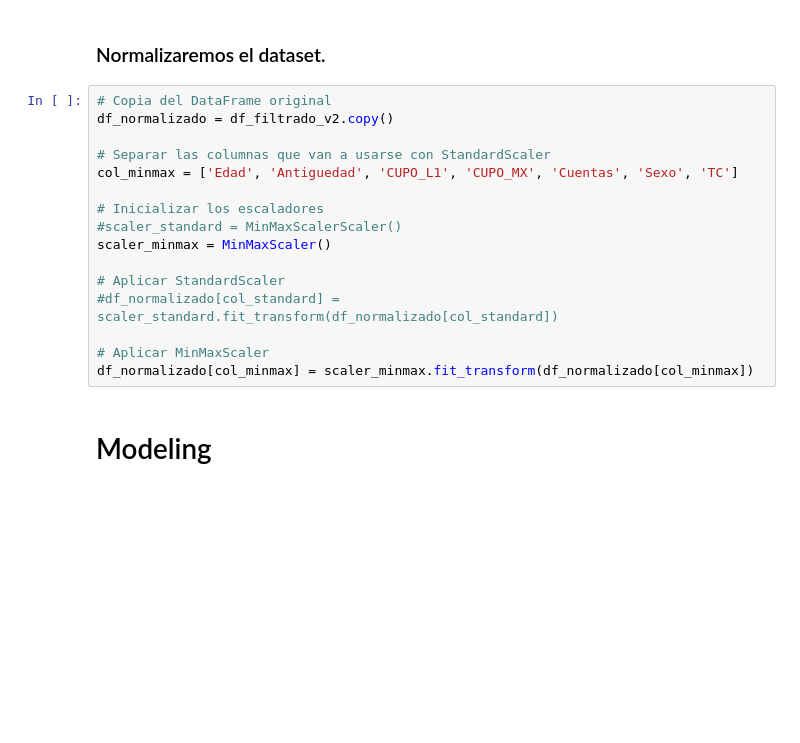
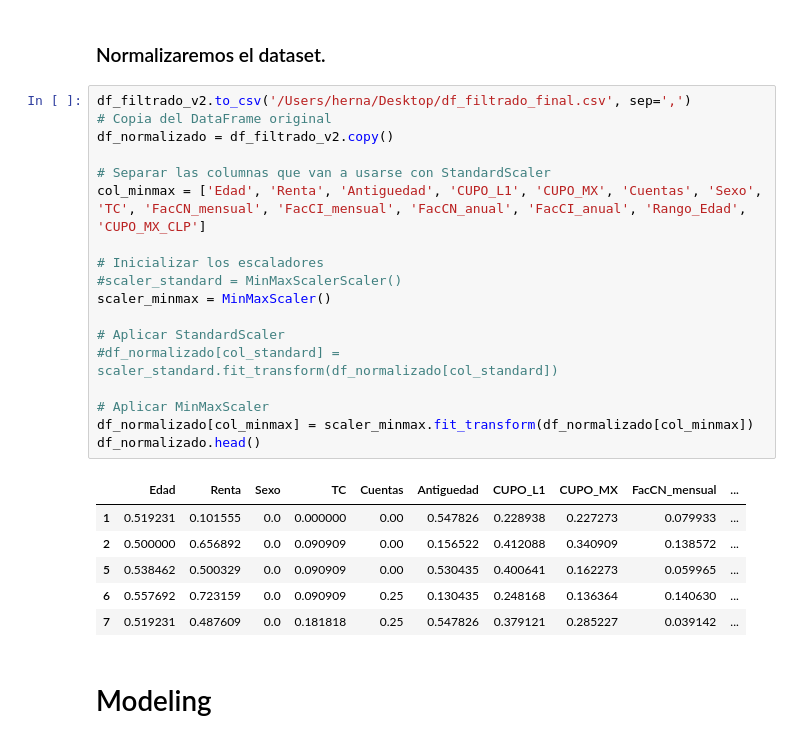
Before and after one commit to Adamiyevsty/MachineLearning, a Jupyter notebook: EV1 - Machine Learning.ipynb, the cells around one changed output. Saved outputs shown, nothing was run; the diff lists cells and outputs as text; blank space fills up the shorter version.

```diff
--- a/EV1 - Machine Learning.ipynb
+++ b/EV1 - Machine Learning.ipynb
@@ -943,21 +1718,30 @@ df_filtrado_v2.info()
 # %% [markdown]
 ### Normalizaremos el dataset.
 # %%
+df_filtrado_v2.to_csv('/Users/herna/Desktop/df_filtrado_final.csv', sep=',')
 # Copia del DataFrame original
 df_normalizado = df_filtrado_v2.copy()
 
 # Separar las columnas que van a usarse con StandardScaler
-col_minmax = ['Edad', 'Antiguedad', 'CUPO_L1', 'CUPO_MX', 'Cuentas', 'Sexo', 'TC']
+col_minmax = ['Edad', 'Renta', 'Antiguedad', 'CUPO_L1', 'CUPO_MX', 'Cuentas', 'Sexo', 'TC', 'FacCN_mensual', 'FacCI_mensual', 'FacCN_anual', 'FacCI_anual', 'Rango_Edad', 'CUPO_MX_CLP']
 
 # Inicializar los escaladores
 #scaler_standard = MinMaxScalerScaler()
 scaler_minmax = MinMaxScaler()
 
 # Aplicar StandardScaler
 #df_normalizado[col_standard] = scaler_standard.fit_transform(df_normalizado[col_standard])
 
 # Aplicar MinMaxScaler
 df_normalizado[col_minmax] = scaler_minmax.fit_transform(df_normalizado[col_minmax])
+df_normalizado.head()
+# %% [output]
+|  | Edad | Renta | Sexo | TC | Cuentas | Antiguedad | CUPO_L1 | CUPO_MX | FacCN_mensual | ... |
+| 1 | 0.519231 | 0.101555 | 0.0 | 0.000000 | 0.00 | 0.547826 | 0.228938 | 0.227273 | 0.079933 | ... |
+| 2 | 0.500000 | 0.656892 | 0.0 | 0.090909 | 0.00 | 0.156522 | 0.412088 | 0.340909 | 0.138572 | ... |
+| 5 | 0.538462 | 0.500329 | 0.0 | 0.090909 | 0.00 | 0.530435 | 0.400641 | 0.162273 | 0.059965 | ... |
+| 6 | 0.557692 | 0.723159 | 0.0 | 0.090909 | 0.25 | 0.130435 | 0.248168 | 0.136364 | 0.140630 | ... |
+| 7 | 0.519231 | 0.487609 | 0.0 | 0.181818 | 0.25 | 0.547826 | 0.379121 | 0.285227 | 0.039142 | ... |
 # %% [markdown]
 # Modeling
 # %% [markdown]
```
Also changed, not shown: parts of 53 cells of this notebook.
